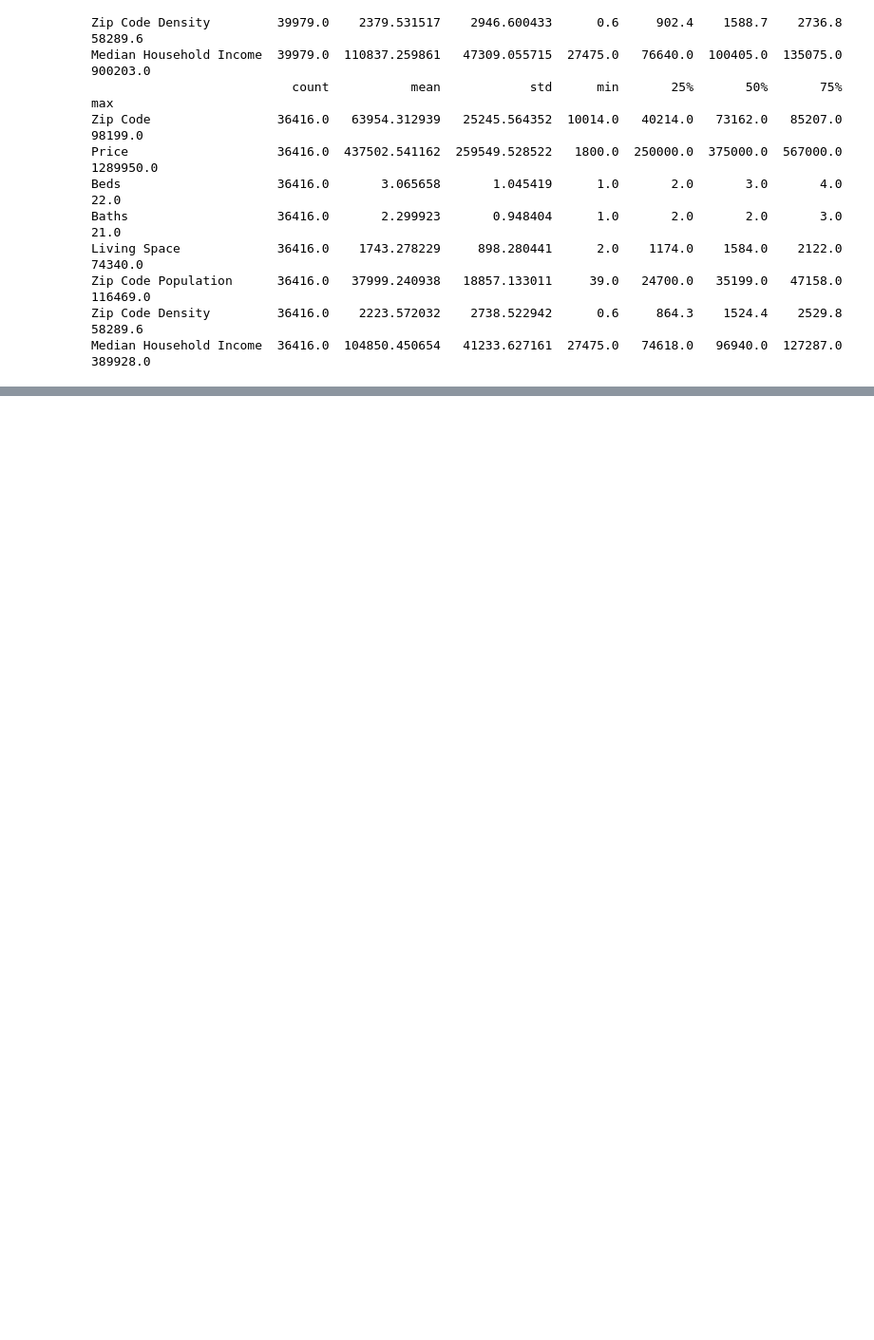
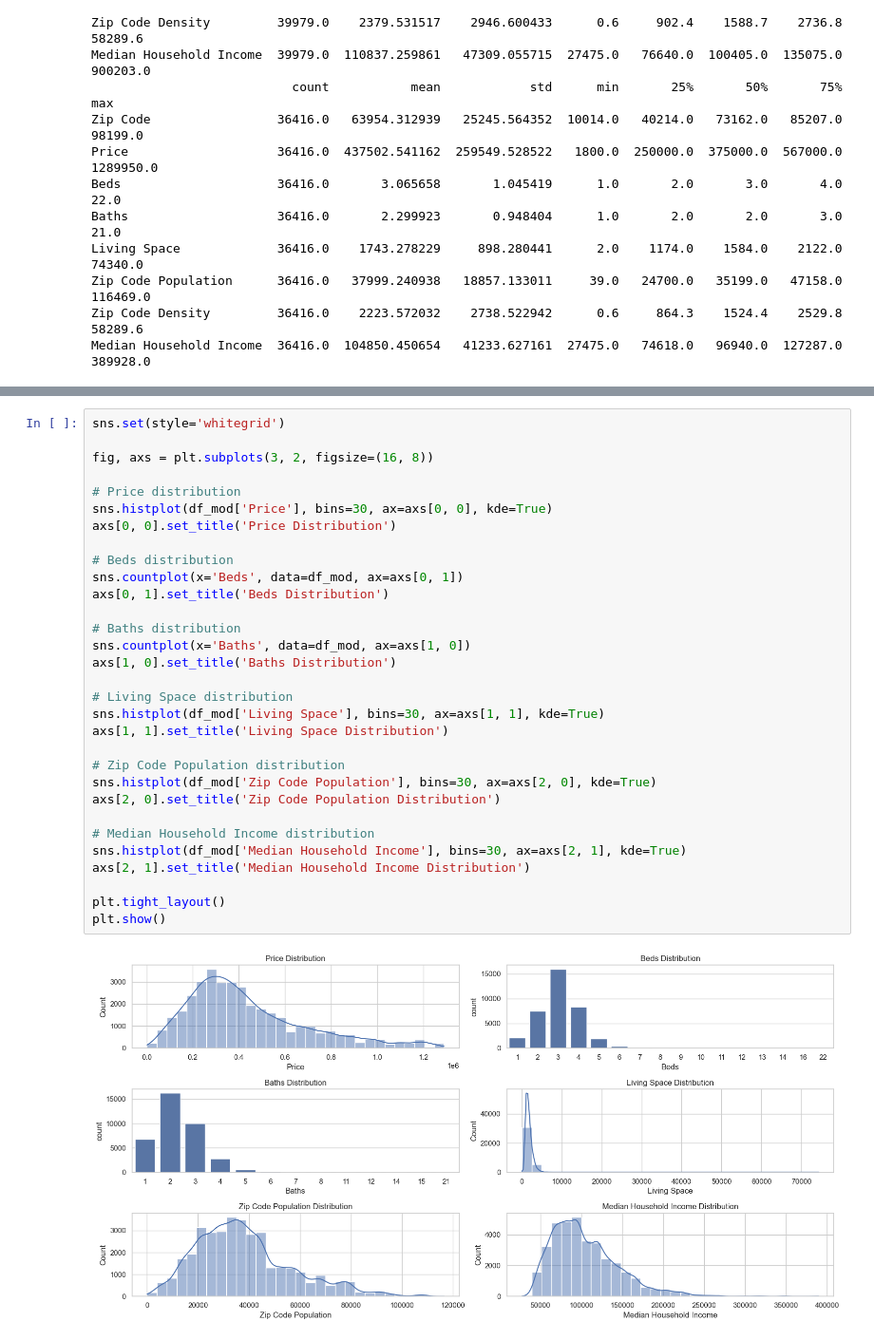
Before and after one commit to etimexo/American_housing, a Jupyter notebook: project.ipynb, the cells around one changed output, grey strips where cells are left out. Shown at 95% size. Cells and saved outputs as stored; diff of their text form; blank space fills up the shorter version.

```diff
--- a/project.ipynb
+++ b/project.ipynb
@@ -97,0 +137,33 @@ Median Household Income  36416.0  104850.450654   41233.627161  27475.0   74618.
+# %%
+sns.set(style='whitegrid')
+
+fig, axs = plt.subplots(3, 2, figsize=(16, 8))
+
+# Price distribution
+sns.histplot(df_mod['Price'], bins=30, ax=axs[0, 0], kde=True)
+axs[0, 0].set_title('Price Distribution')
+
+# Beds distribution
+sns.countplot(x='Beds', data=df_mod, ax=axs[0, 1])
+axs[0, 1].set_title('Beds Distribution')
+
+# Baths distribution
+sns.countplot(x='Baths', data=df_mod, ax=axs[1, 0])
+axs[1, 0].set_title('Baths Distribution')
+
+# Living Space distribution
+sns.histplot(df_mod['Living Space'], bins=30, ax=axs[1, 1], kde=True)
+axs[1, 1].set_title('Living Space Distribution')
+
+# Zip Code Population distribution
+sns.histplot(df_mod['Zip Code Population'], bins=30, ax=axs[2, 0], kde=True)
+axs[2, 0].set_title('Zip Code Population Distribution')
+
+# Median Household Income distribution
+sns.histplot(df_mod['Median Household Income'], bins=30, ax=axs[2, 1], kde=True)
+axs[2, 1].set_title('Median Household Income Distribution')
+
+plt.tight_layout()
+plt.show()
+# %% [output]
+[figure, added]
```
Also changed, not shown: parts of 11 cells of this notebook.
